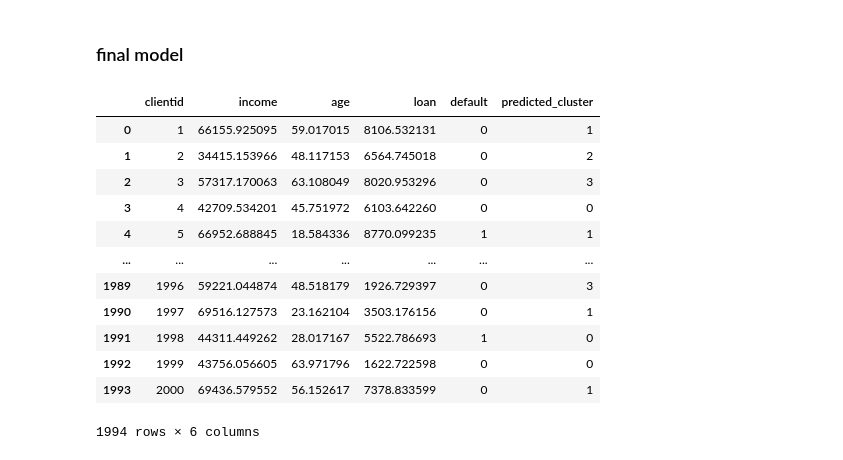
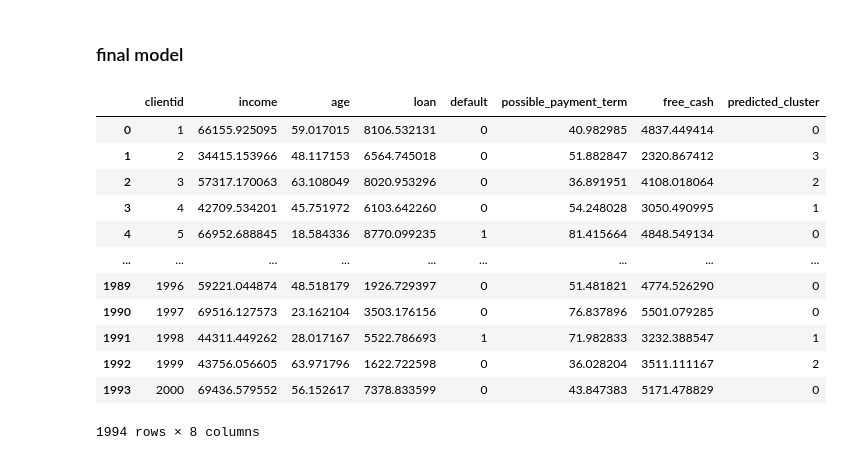
Before and after one commit to techficent/Introduction-To-ML, a Jupyter notebook: Day5/kmeans_defaulters.ipynb, the cells around one changed output. Drawn from its saved outputs; the diff is of its cells as text; code cells hidden in the pictures.

```diff
--- a/Day5/kmeans_defaulters.ipynb
+++ b/Day5/kmeans_defaulters.ipynb
@@ -16,7 +16,7 @@ from sklearn.metrics import silhouette_score, calinski_harabasz_score
 ### The plan requires heavy investment every year
 ### the plan is aimed at individuals who have more free cash available and can invest for a lot of years
 # %%
-path = r"C:\Users\harsh\Desktop\NPCI-Python-ML\datasets\defaulters_data.csv"
+path = r"/home/harshit/Desktop/IntroductionToML/Dataset/original.csv"
 
 df = pd.read_csv(path)
 
@@ -113,12 +113,11 @@ for col in real_value_features :
 # %% [markdown]
 ### step 2b) Preprocessing the data!
 # %%
-condition = (df["age"] >= 0)
-
-data = df[    condition    ].copy() #makes new table "data"
+condition1 = ( df["age"] >= 0)
+condition2 = ( df["loan"] < 1317268)
+data = df[    condition1 & condition2    ].copy() #makes new table "data"
 
 del df #delete reference to original table
-
 
 data.dropna(inplace=True) #drop missing values. DO THIS INPLACE meaning in the same object!
 
@@ -127,0 +159,6 @@ data.reset_index(drop=True, inplace=True)
+# %%
+data["possible_payment_term"]=100-data["age"]
+
+data["free_cash"] = (data["income"] / 12) - ( data["loan"] / 12)
+
+data
@@ -128,12 +179,12 @@ data.reset_index(drop=True, inplace=True)
 # %% [markdown]
 # what are the right number of clusters?
 # %%
-features = ["income", "age"]
+features = ["possible_payment_term", "free_cash"]
 
 ans = []
 
 for count in range(2, 21,1):
-    model = KMeans(n_clusters=count, n_init="auto")
+    model = KMeans(n_clusters=count, n_init=10)
     model.fit_transform(data[features])
     ans.append(   model.inertia_   )
 
@@ -148,32 +199,32 @@ pe.line(
 # %% [markdown]
 ### final model
 # %%
-model = KMeans(n_clusters=4, n_init="auto")
+model = KMeans(n_clusters=4, n_init=10)
 
 #1994
 values= model.fit_predict(data[features])
 
 predictions = pd.DataFrame(values, columns=["predicted_cluster"])
 
 
 result_df = pd.concat(   [data, predictions], axis=1    )
 
 result_df["predicted_cluster"] = result_df["predicted_cluster"].astype("object")
 
 result_df
 # %% [output]
-|  | clientid | income | age | loan | default | predicted_cluster |
-| 0 | 1 | 66155.925095 | 59.017015 | 8106.532131 | 0 | 1 |
-| 1 | 2 | 34415.153966 | 48.117153 | 6564.745018 | 0 | 2 |
-| 2 | 3 | 57317.170063 | 63.108049 | 8020.953296 | 0 | 3 |
-| 3 | 4 | 42709.534201 | 45.751972 | 6103.642260 | 0 | 0 |
-| 4 | 5 | 66952.688845 | 18.584336 | 8770.099235 | 1 | 1 |
-| ... | ... | ... | ... | ... | ... | ... |
-| 1989 | 1996 | 59221.044874 | 48.518179 | 1926.729397 | 0 | 3 |
-| 1990 | 1997 | 69516.127573 | 23.162104 | 3503.176156 | 0 | 1 |
-| 1991 | 1998 | 44311.449262 | 28.017167 | 5522.786693 | 1 | 0 |
-| 1992 | 1999 | 43756.056605 | 63.971796 | 1622.722598 | 0 | 0 |
-| 1993 | 2000 | 69436.579552 | 56.152617 | 7378.833599 | 0 | 1 |
+|  | clientid | income | age | loan | default | possible_payment_term | free_cash | predicted_cluster |
+| 0 | 1 | 66155.925095 | 59.017015 | 8106.532131 | 0 | 40.982985 | 4837.449414 | 0 |
+| 1 | 2 | 34415.153966 | 48.117153 | 6564.745018 | 0 | 51.882847 | 2320.867412 | 3 |
+| 2 | 3 | 57317.170063 | 63.108049 | 8020.953296 | 0 | 36.891951 | 4108.018064 | 2 |
+| 3 | 4 | 42709.534201 | 45.751972 | 6103.642260 | 0 | 54.248028 | 3050.490995 | 1 |
+| 4 | 5 | 66952.688845 | 18.584336 | 8770.099235 | 1 | 81.415664 | 4848.549134 | 0 |
+| ... | ... | ... | ... | ... | ... | ... | ... | ... |
+| 1989 | 1996 | 59221.044874 | 48.518179 | 1926.729397 | 0 | 51.481821 | 4774.526290 | 0 |
+| 1990 | 1997 | 69516.127573 | 23.162104 | 3503.176156 | 0 | 76.837896 | 5501.079285 | 0 |
+| 1991 | 1998 | 44311.449262 | 28.017167 | 5522.786693 | 1 | 71.982833 | 3232.388547 | 1 |
+| 1992 | 1999 | 43756.056605 | 63.971796 | 1622.722598 | 0 | 36.028204 | 3511.111167 | 2 |
+| 1993 | 2000 | 69436.579552 | 56.152617 | 7378.833599 | 0 | 43.847383 | 5171.478829 | 0 |
-1994 rows × 6 columns
+1994 rows × 8 columns
 # %%
 pe.scatter(
```
Also changed, not shown: parts of 8 cells of this notebook, 2 other files.
